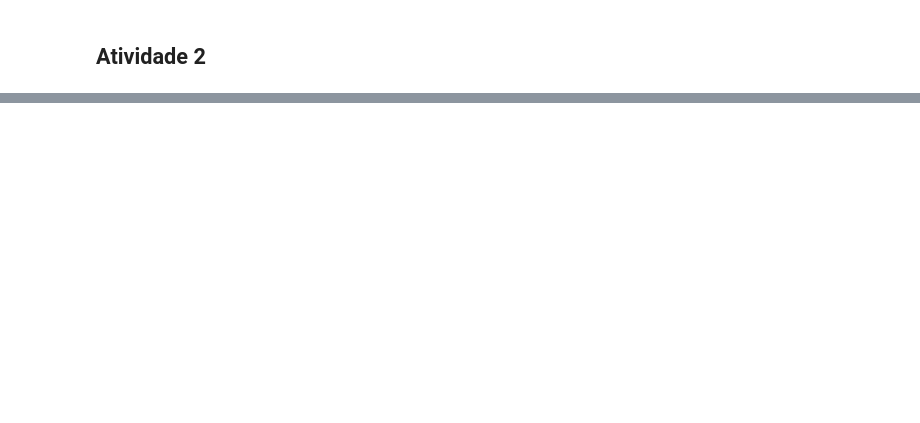
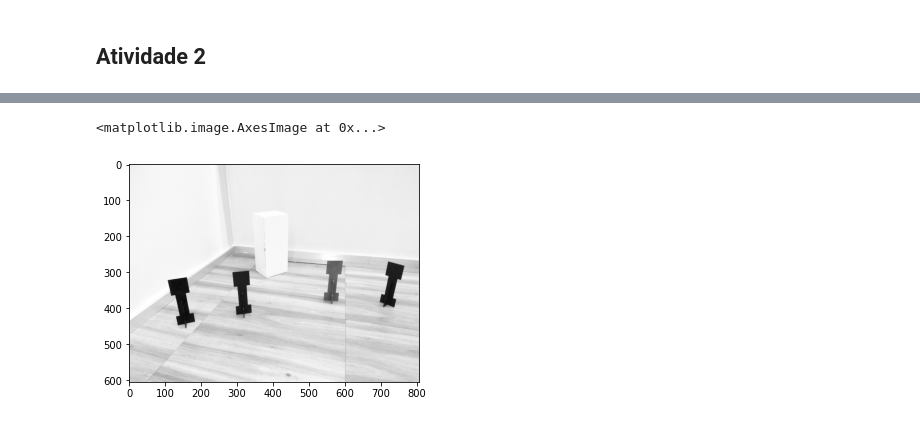
Before and after one commit to Insper/robot202, a Jupyter notebook: aula01/Atividade1_Visao.ipynb, the cells around one changed output, grey strips where cells are left out. Saved outputs shown, nothing was run; the diff lists cells and outputs as text; code cells hidden in the pictures; blank space fills up the shorter version.

```diff
--- a/aula01/Atividade1_Visao.ipynb
+++ b/aula01/Atividade1_Visao.ipynb
@@ -122,0 +100,6 @@ plot_hists(cena, plt)
+# %%
+img_r = img_rgb[:,:,0]
+plt.imshow(img_r, cmap='Greys_r')
+# %% [output]
+<matplotlib.image.AxesImage at 0x...>
+[figure, added]
```
Also changed, not shown: parts of 18 cells of this notebook.
